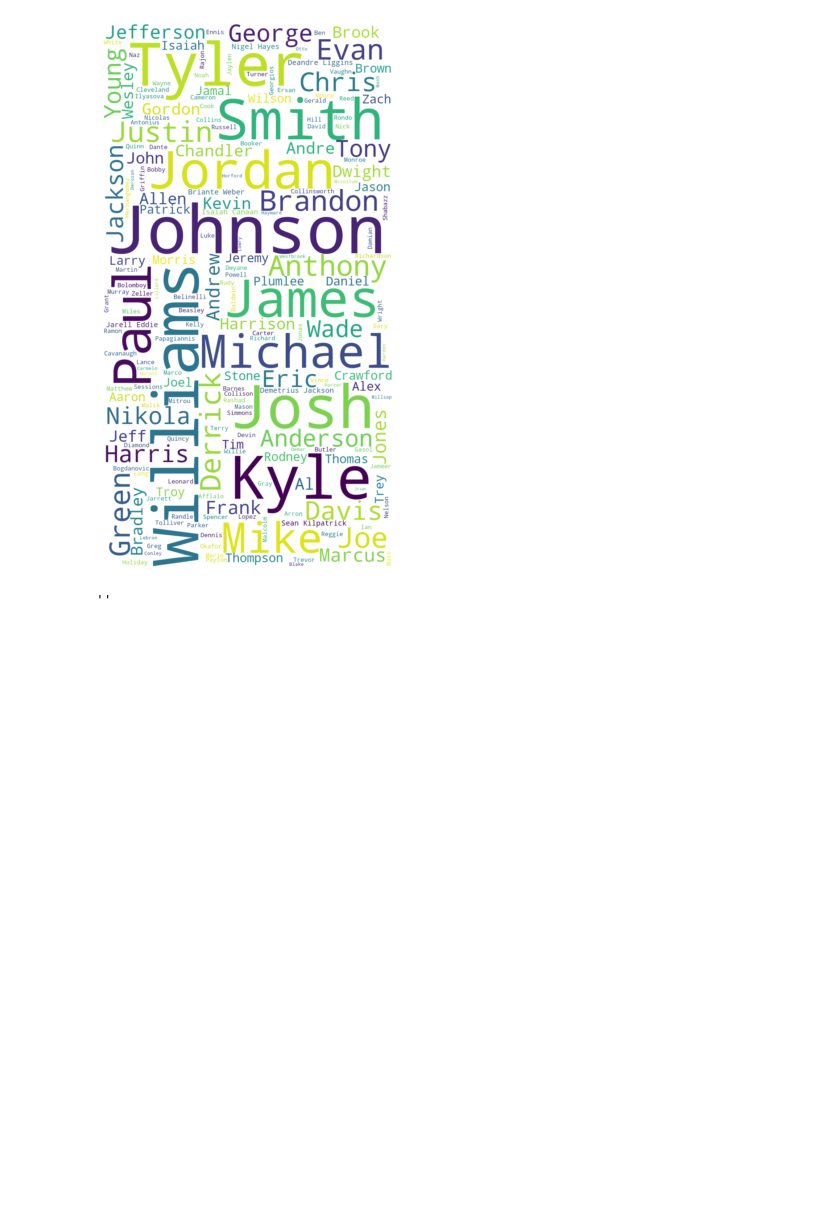
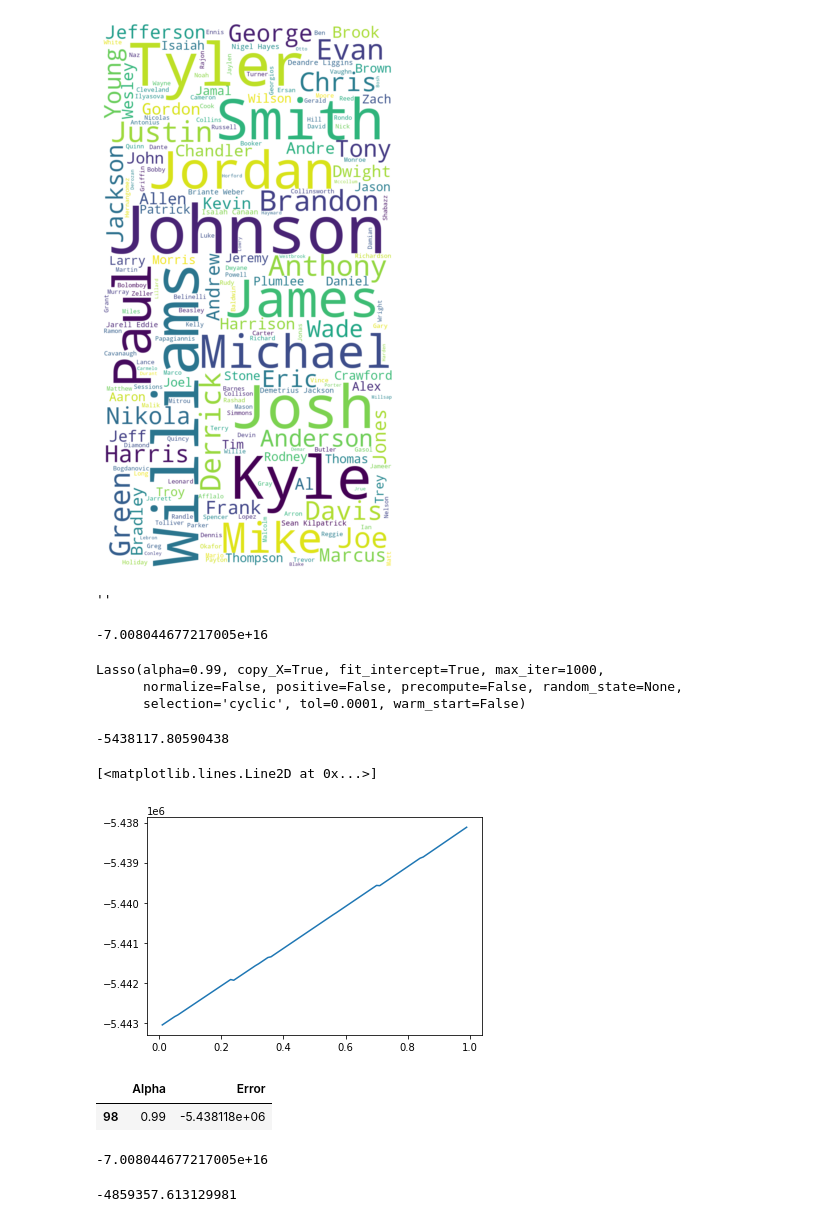
Before and after one commit to masonschafer/nba_salary_predictions, a Jupyter notebook: code/data_cleaning.ipynb, the cells around one changed output. Cells and saved outputs as stored; diff of their text form; code cells hidden in the pictures; blank space fills up the shorter version.

Commit message:
added data prediction

```diff
--- a/code/data_cleaning.ipynb
+++ b/code/data_cleaning.ipynb
@@ -177,0 +189,2 @@ plt.show()
+# %%
+X_train, X_test, y_train, y_test = train_test_split(X, y, test_size=0.2, random_state=42)
@@ -177,0 +199,31 @@ plt.show()
+# %%
+lm = LinearRegression()
+lm.fit(X_train, y_train)
+
+np.mean(cross_val_score(lm, X_train, y_train, scoring= 'neg_mean_absolute_error', cv=3))
+# %% [output]
+-7.008044677217005e+16
+# %%
+lm_l = Lasso(alpha=.99)
+lm_l.fit(X_train, y_train)
+# %% [output]
+Lasso(alpha=0.99, copy_X=True, fit_intercept=True, max_iter=1000,
+      normalize=False, positive=False, precompute=False, random_state=None,
+      selection='cyclic', tol=0.0001, warm_start=False)
+# %%
+np.mean(cross_val_score(lm_l, X_train, y_train, scoring= 'neg_mean_absolute_error', cv=3))
+# %% [output]
+-5438117.80590438
+# %%
+alpha = []
+error = []
+
+for i in range(1,100):
+    alpha.append(i/100)
+    lml = Lasso(alpha=(i/100))
+    error.append(np.mean(cross_val_score(lml, X_train, y_train, scoring= 'neg_mean_absolute_error', cv=3)));
+# %%
+plt.plot(alpha, error)
+# %% [output]
+[<matplotlib.lines.Line2D at 0x...>]
+[figure, added]
@@ -177,0 +232,13 @@ plt.show()
+# %%
+df_err = pd.DataFrame(err, columns=['Alpha', 'Error'])
+df_err[df_err.Error == max(df_err.Error)]
+# %% [output]
+|  | Alpha | Error |
+| 98 | 0.99 | -5.438118e+06 |
+# %%
+lm = LinearRegression()
+lm.fit(X_train, y_train)
+
+np.mean(cross_val_score(lm, X_train, y_train, scoring= 'neg_mean_absolute_error', cv=3))
+# %% [output]
+-7.008044677217005e+16
@@ -177,0 +249,4 @@ plt.show()
+# %%
+np.mean(cross_val_score(rf,X_train, y_train, scoring= 'neg_mean_absolute_error', cv=3))
+# %% [output]
+-4859357.613129981
```
Also changed, not shown: parts of 26 cells of this notebook, 2 other files.
